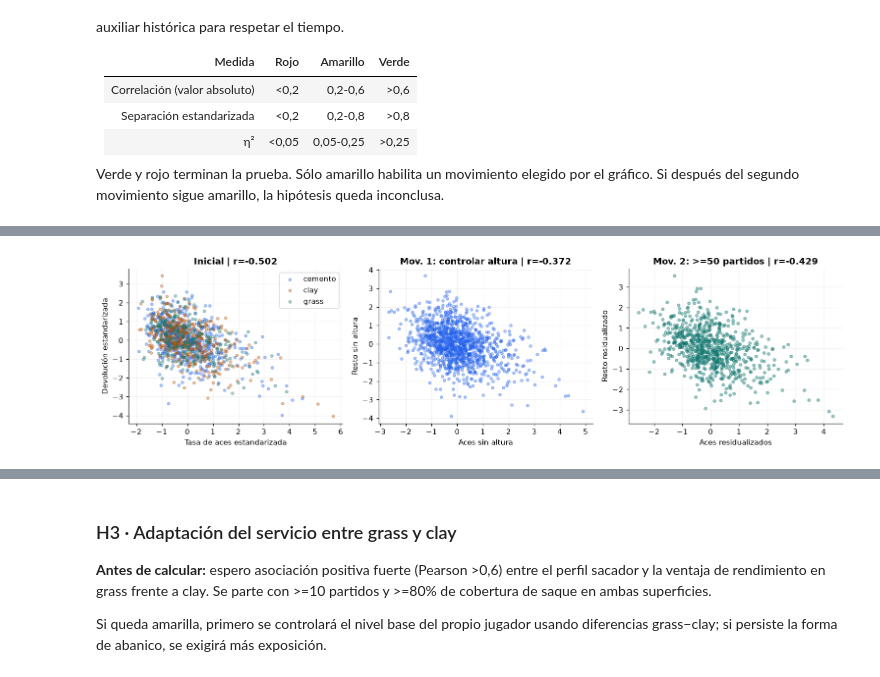
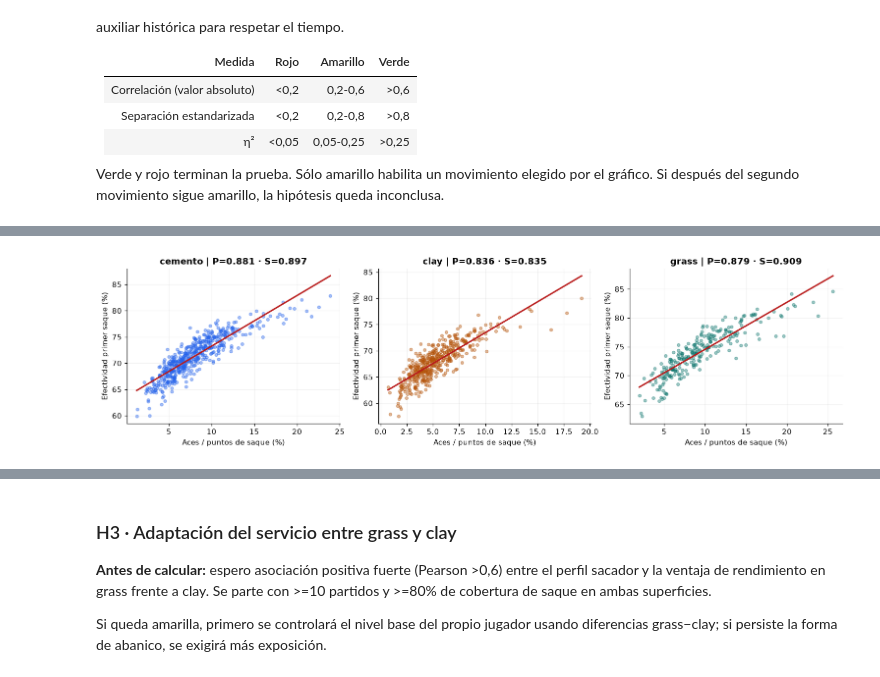
Before and after one commit to Rami195/ATP, a Jupyter notebook: entrega2/EDA_ATP_Entrega2.ipynb, the cells around one changed output, grey strips where cells are left out. Saved outputs shown, nothing was run; the diff lists cells and outputs as text; code cells hidden in the pictures.

```diff
--- a/entrega2/EDA_ATP_Entrega2.ipynb
+++ b/entrega2/EDA_ATP_Entrega2.ipynb
@@ -712,57 +724,44 @@ exigirá >=50 partidos. El tope declarado es de dos movimientos.
 # %%
 h2base = perfiles_superficie.loc[
     perfiles_superficie.informacion_suficiente
-].dropna(subset=['tasa_aces','puntos_ganados_resto','altura']).copy()
+].dropna(subset=['tasa_aces','efectividad_primero']).copy()
 
 def estandarizar_por_superficie(datos, variable, salida):
     datos[salida] = datos.groupby('superficie')[variable].transform(
         lambda x: (x - x.mean()) / x.std())
 
-def residuos_altura_por_superficie(datos, variable, salida):
-    datos[salida] = np.nan
-    for _, indices in datos.groupby('superficie').groups.items():
-        grupo = datos.loc[indices]
-        ajuste = np.polyfit(grupo.altura, grupo[variable], 1)
-        residuo = grupo[variable] - np.polyval(ajuste, grupo.altura)
-        datos.loc[indices, salida] = (residuo - residuo.mean()) / residuo.std()
-
 estandarizar_por_superficie(h2base,'tasa_aces','aces_z')
-estandarizar_por_superficie(h2base,'puntos_ganados_resto','resto_z')
-h2_0 = asociacion(h2base.aces_z,h2base.resto_z)
-residuos_altura_por_superficie(h2base,'tasa_aces','aces_sin_altura')
-residuos_altura_por_superficie(h2base,'puntos_ganados_resto','resto_sin_altura')
-h2_1 = asociacion(h2base.aces_sin_altura,h2base.resto_sin_altura)
-
-h2estable = h2base.loc[h2base.partidos.ge(50)].copy()
-residuos_altura_por_superficie(h2estable,'tasa_aces','aces_sin_altura')
-residuos_altura_por_superficie(h2estable,'puntos_ganados_resto','resto_sin_altura')
-h2_2 = asociacion(h2estable.aces_sin_altura,h2estable.resto_sin_altura)
+estandarizar_por_superficie(h2base,'efectividad_primero','primer_saque_z')
+h2 = asociacion(h2base.aces_z,h2base.primer_saque_z)
+brecha_h2 = abs(h2['spearman'] - h2['pearson'])
 
 fig,axes=plt.subplots(1,3,figsize=(14,3.8))
-for nombre_superficie,grupo in h2base.groupby('superficie'):
-    axes[0].scatter(grupo.aces_z,grupo.resto_z,s=13,alpha=.35,
-                    color=colores_superficie[nombre_superficie],label=nombre_superficie)
-axes[0].set(xlabel='Tasa de aces estandarizada',ylabel='Devolución estandarizada',
-            title=f'Inicial | r={h2_0["pearson"]:.3f}')
-axes[0].legend()
-axes[1].scatter(h2base.aces_sin_altura,h2base.resto_sin_altura,s=13,alpha=.35,color=AZUL)
-axes[1].set(xlabel='Aces sin altura',ylabel='Resto sin altura',
-            title=f'Mov. 1: controlar altura | r={h2_1["pearson"]:.3f}')
-axes[2].scatter(h2estable.aces_sin_altura,h2estable.resto_sin_altura,s=14,alpha=.4,color=VERDE)
-axes[2].set(xlabel='Aces residualizados',ylabel='Resto residualizado',
-            title=f'Mov. 2: >=50 partidos | r={h2_2["pearson"]:.3f}')
-grafico('H2_especializacion_superficie_movimientos')
+resultados_superficie=[]
+for ax,(nombre_superficie,grupo) in zip(axes,h2base.groupby('superficie',sort=False)):
+    a=asociacion(grupo.tasa_aces,grupo.efectividad_primero)
+    resultados_superficie.append({'superficie':nombre_superficie,'n':a['n'],
+                                   'pearson':a['pearson'],'spearman':a['spearman']})
+    ax.scatter(grupo.tasa_aces*100,grupo.efectividad_primero*100,s=15,alpha=.4,
+               color=colores_superficie[nombre_superficie])
+    pendiente,intercepto=np.polyfit(grupo.tasa_aces*100,grupo.efectividad_primero*100,1)
+    xline=np.linspace(grupo.tasa_aces.min()*100,grupo.tasa_aces.max()*100,100)
+    ax.plot(xline,pendiente*xline+intercepto,color=ROJO,linewidth=2)
+    ax.set(xlabel='Aces / puntos de saque (%)',ylabel='Efectividad primer saque (%)',
+           title=f'{nombre_superficie} | P={a["pearson"]:.3f} · S={a["spearman"]:.3f}')
+grafico('H2_pearson_spearman_recta')
+tabla_h2_superficie=pd.DataFrame(resultados_superficie)
+exportar(tabla_h2_superficie,'H2_pearson_spearman_por_superficie',False)
 
-z2_0,z2_1,z2 = [zona(h['pearson'],'correlacion') for h in [h2_0,h2_1,h2_2]]
-estado2 = 'confirmada' if z2=='verde' and h2_2['pearson']<0 else 'refutada' if z2=='rojo' or h2_2['pearson']>0 else 'inconclusa'
-ficha('H2','Especialización saque-resto por superficie',
-    'Dentro de una superficie, un estilo más orientado a aces sacrifica fuertemente la capacidad de devolución.',
-    'Pearson <−0,6 incluso después de controlar altura y exposición.',
-    'Pearson/Spearman sobre tasas estandarizadas por superficie; H2_especializacion_superficie_movimientos.png.',
-    f'inicial n={h2_0["n"]}, r={h2_0["pearson"]:.4f} ({z2_0}); tras M1 r={h2_1["pearson"]:.4f} ({z2_1}); '
-    f'tras M2 n={h2_2["n"]}, r={h2_2["pearson"]:.4f} ({z2}). {estado2.upper()}.',
-    '2 movimientos: (1) controlar altura dentro de superficie; (2) exigir >=50 partidos al persistir mayor dispersión con menor exposición.',
-    'La oposición existe pero no es fuerte según el corte. Mantener saque y devolución como dimensiones separadas del clustering.',
-    h2_2['pearson'],'correlacion',estado2,h2_2['n'])
+z2 = zona(h2['pearson'],'correlacion')
+estado2 = 'confirmada' if z2=='verde' and h2['pearson']>0 and brecha_h2<.05 else 'refutada' if z2=='rojo' else 'inconclusa'
+ficha('H2','Linealidad y redundancia',
+    'La tasa de aces aumenta de forma aproximadamente lineal con la efectividad del primer saque.',
+    'Pearson >0,6, Spearman también alto y diferencia absoluta entre ambos <0,05.',
+    'Pearson, Spearman y recta por superficie; H2_pearson_spearman_recta.png.',
+    f'n={h2["n"]}; Pearson={h2["pearson"]:.4f} ({z2}); Spearman={h2["spearman"]:.4f}; '
+    f'|Spearman−Pearson|={brecha_h2:.4f}. {estado2.upper()}.',
+    '0 movimientos: Pearson llega a verde, Spearman confirma el orden y la brecha pequeña respalda la forma lineal.',
+    'Las variables son muy redundantes. Entra tasa_aces, por interpretación directa, y sale efectividad_primero del clustering para no duplicar peso.',
+    h2['pearson'],'correlacion',estado2,h2['n'])
 # %% [output]
-[figure, old version]
+[figure, new version]
```
Also changed, not shown: parts of 11 cells of this notebook.
